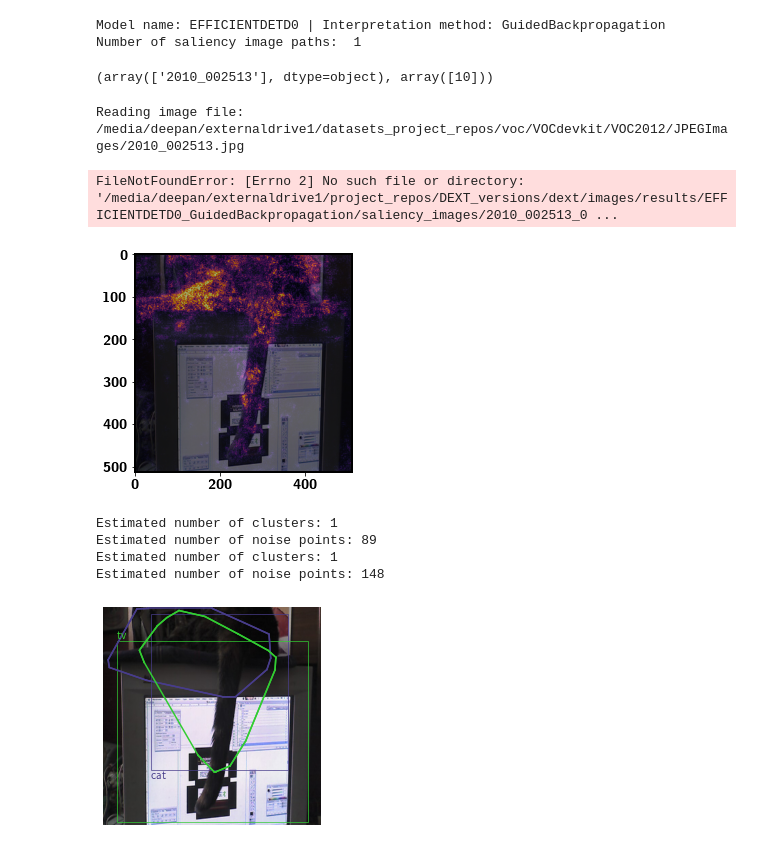
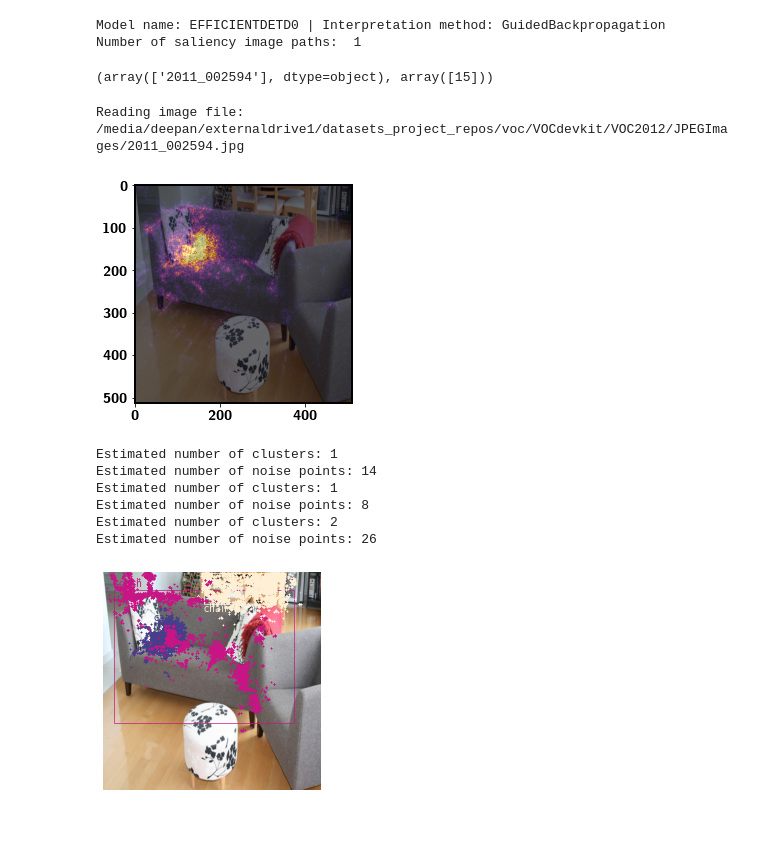
Before and after one commit to DeepanChakravarthiPadmanabhan/dext, a Jupyter notebook: dext/notebooks/visualizer-general.ipynb, the cells around one changed output. Drawn from its saved outputs; the diff is of its cells as text; code cells hidden in the pictures.

Commit message:
added dbscan hp selection

```diff
--- a/dext/notebooks/visualizer-general.ipynb
+++ b/dext/notebooks/visualizer-general.ipynb
@@ -26,7 +26,7 @@ plt.rc('legend', fontsize=MEDIUM_SIZE) # legend fontsize
 plt.rc('figure', titlesize=BIGGER_SIZE) # fontsize of the figure title
 matplotlib.rcParams['text.latex.preamble'] = r'\usepackage{sfmath} \boldmath \usepackage{bm} \usepackage{amsmath}'
 # %%
-result_dir = '/media/deepan/externaldrive1/project_repos/DEXT_versions/dext/images/results/voc/EFFICIENTDETD0_GuidedBackpropagation'
+result_dir = '/media/deepan/externaldrive1/project_repos/DEXT_versions/dext/images/results/EFFICIENTDETD0_GuidedBackpropagation'
 
 saliency_image_paths = 'saliency_image_paths'
 
@@ -46,7 +46,7 @@ PATH_TO_REPLACE_OLD = local_result_path_pattern_old
 PATH_TO_REPLACE_NEW = local_result_path_pattern_new
 
 MODEL_NAME = 'EFFICIENTDETD0'
-IMAGE_INDEX = '2010_002513'
+IMAGE_INDEX = '2011_002594'
 FILENAME_TO_SAVE = IMAGE_INDEX + '_' + MODEL_NAME + '.jpg'
 # %%
 def get_history_file(result_dir, filename):
@@ -170,7 +170,7 @@ count_image_index = np.unique(
     fasterrcnn_data[:, column_names.index('image_index')], return_counts=True)
 count_image_index
 # %% [output]
-(array(['2010_002513'], dtype=object), array([10]))
+(array(['2011_002594'], dtype=object), array([15]))
 # %%
 # Select image index to draw images
 fasterrcnn_ex1_data = fasterrcnn_data[
@@ -182,8 +182,7 @@ fasterrcnn_ex1_image = read_image(
                           fasterrcnn_ex1_data[0][-1].split('/')[-1]))
 fasterrcnn_ex1_map_dict = get_heatmaps(fasterrcnn_ex1_data, MODEL_NAME)
 # %% [output]
-Reading image file:  /media/deepan/externaldrive1/datasets_project_repos/voc/VOCdevkit/VOC2012/JPEGImages/2010_002513.jpg
+Reading image file:  /media/deepan/externaldrive1/datasets_project_repos/voc/VOCdevkit/VOC2012/JPEGImages/2011_002594.jpg
-FileNotFoundError: [Errno 2] No such file or directory: '/media/deepan/externaldrive1/project_repos/DEXT_versions/dext/images/results/EFFICIENTDETD0_GuidedBackpropagation/saliency_images/2010_002513_0 ...
 # %%
 def calculate_weighted_average(img):
     y = range(0, img.shape[0])
@@ -349,7 +348,7 @@ plt.imshow(heatmap, cmap='inferno')
 plt.imshow(fasterrcnn_ex1_image[1], alpha=0.4)
 plt.show()
 # %% [output]
-[figure, old version]
+[figure, new version]
 # %%
 from sklearn.cluster import DBSCAN
 from scipy.spatial import ConvexHull, convex_hull_plot_2d
@@ -363,8 +362,8 @@ def draw_contours(points, color, ax):
     hull = ConvexHull(points)
     for simplex in hull.simplices:
         plt.plot(points[simplex, 1], points[simplex, 0], color)
-    ax.plot(points[hull.vertices,1], points[hull.vertices,0], color)
-    ax.plot(points[hull.vertices[0],1], points[hull.vertices[0],0], color)
+    ax.plot(points[hull.vertices, 1], points[hull.vertices, 0], color)
+    ax.plot(points[hull.vertices[0], 1], points[hull.vertices[0], 0], color)
 
 
 def find_biggest_cluster(cluster_label_points):
@@ -391,14 +390,14 @@ def plot_dbscan_cluster(cluster_label_points, color=None, ax=None, clean_points=
     else:
         if clean_points:
             filtered_cluster = find_biggest_cluster(cluster_label_points)
-            # plot_points(filtered_cluster, color, ax)
-            draw_contours(points, color, ax)
+            plot_points(filtered_cluster, color, ax)
+#             draw_contours(filtered_cluster, color, ax)
         else:
             for label, points in cluster_label_points.items():
                 if label == -1:
                     continue
-                # plot_points(points, color, ax)
-                draw_contours(points, color, ax)
+                plot_points(points, color, ax)
+#                 draw_contours(points, color, ax)
 
 
 def dbscan_cluster(heatmap):
@@ -410,7 +409,7 @@ def dbscan_cluster(heatmap):
     # convert black pixels to coordinates
     X = np.column_stack(np.where(blackAndWhiteImage == 0))
     # Compute DBSCAN
-    db = DBSCAN(eps=100, min_samples=500).fit(X)
+    db = DBSCAN(eps=50, min_samples=31).fit(X)
     core_samples_mask = np.zeros_like(db.labels_, dtype=bool)
     core_samples_mask[db.core_sample_indices_] = True
     labels = db.labels_
@@ -430,33 +429,35 @@ def dbscan_cluster(heatmap):
 raw_image = cv2.imread(os.path.join(DATASET_PATH_USED, IMAGE_INDEX +'.jpg'))
 raw_image = cv2.cvtColor(raw_image, cv2.COLOR_BGR2RGB)
 image = resize_image(raw_image, (512, 512), 'None')
 image_overlay = resize_image(raw_image, (512, 512), 'FasterRCNN')
 
 fig = plt.figure(frameon=False, num=1, clear=True)
 ax = fig.add_subplot()
 ax.set_axis_off()
 
 colors = get_matplotlib_colors(len(fasterrcnn_ex1_map_dict['class_maps']))
 num_maps = len(fasterrcnn_ex1_map_dict['class_maps'])
 for i in range(num_maps):
     edge_color = colors[i]
     box = rescale_box(fasterrcnn_ex1_map_dict['class_maps_boxes'][i], raw_image.shape,
                       fasterrcnn_ex1_map_dict['class_maps'][i].shape)
     plot_bbox(box, edge_color, ax)
     heatmap = fasterrcnn_ex1_map_dict['class_maps'][i]
     cluster_label_points = dbscan_cluster(heatmap)
     plot_dbscan_cluster(cluster_label_points, edge_color, ax)
     plt.imshow(fasterrcnn_ex1_image[1])
     plot_text(fasterrcnn_ex1_map_dict['labels'][i], box, edge_color, ax)
 
 fig.savefig(FILENAME_TO_SAVE, dpi=300, bbox_inches='tight', pad_inches=0)
 plt.show()
 fig.clear()
 plt.close(fig)
 fig.clf()
 # %% [output]
 Estimated number of clusters: 1
-Estimated number of noise points: 89
+Estimated number of noise points: 14
 Estimated number of clusters: 1
-Estimated number of noise points: 148
+Estimated number of noise points: 8
+Estimated number of clusters: 2
+Estimated number of noise points: 26
-[figure, old version]
+[figure, new version]
```
Also changed, not shown: parts of 2 cells of this notebook, 6 other files.
